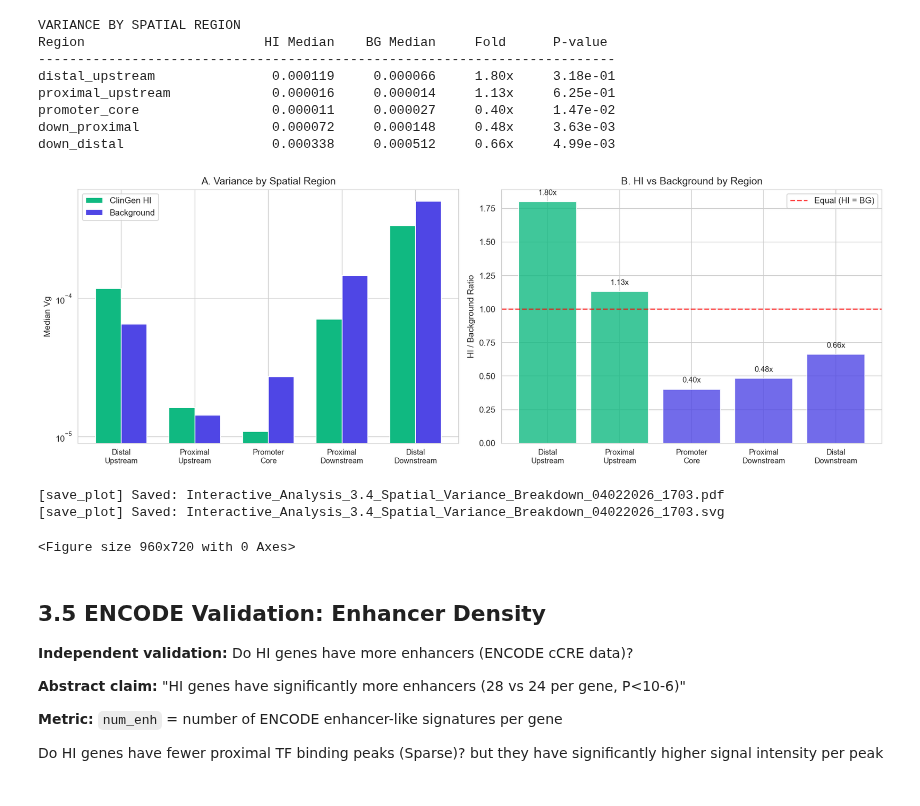
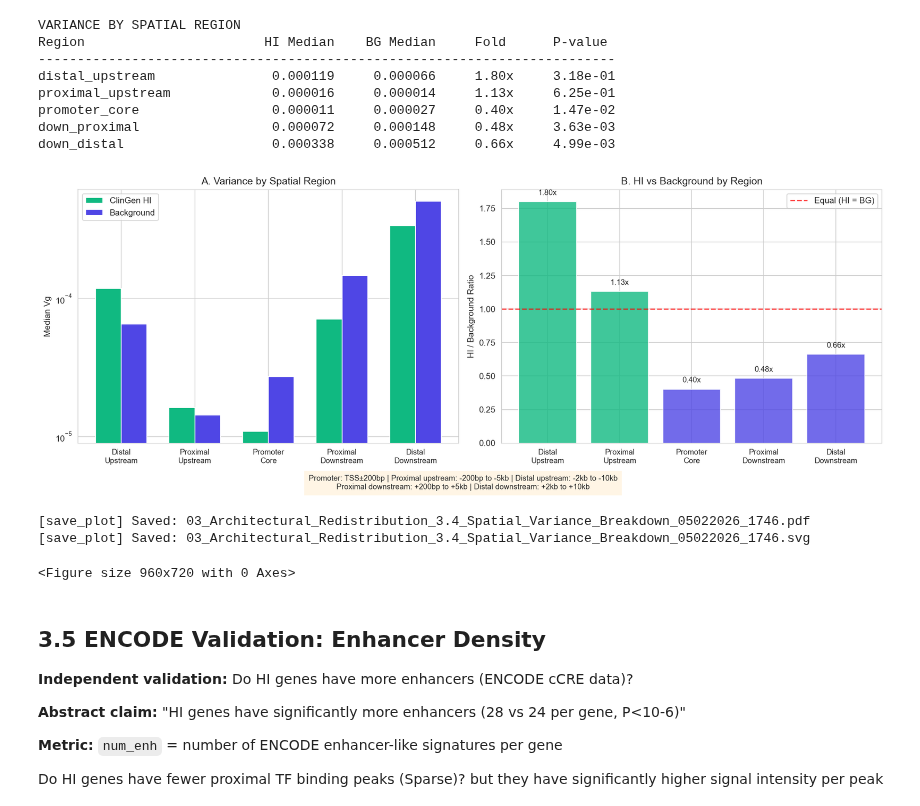
Before and after one commit to markus-marandi/in-silico-vg-analysis, a Jupyter notebook: 04_ESHG_abstract/03_architecture_distributions.ipynb, the cells around one changed output. Cells and saved outputs as stored; diff of their text form; code cells hidden in the pictures.

Commit message:
Annotated plots

```diff
--- a/04_ESHG_abstract/03_architecture_distributions.ipynb
+++ b/04_ESHG_abstract/03_architecture_distributions.ipynb
@@ -417,46 +427,46 @@ down_distal                   0.000338     0.000512     0.66x     4.99e-03
 with autosave('3.4_Spatial_Variance_Breakdown', notebook=NOTEBOOK_NAME):
     fig, axes = plt.subplots(1, 2, figsize=(14, 5))
 
-    # Panel A: Grouped bar chart
     ax = axes[0]
     x = np.arange(len(regions))
     width = 0.35
 
-    bars1 = ax.bar(x - width/2, hi_medians, width, label='ClinGen HI',
-                   color=SOURCE_PALETTE['clingen'])
-    bars2 = ax.bar(x + width/2, bg_medians, width, label='Background',
-                   color=SOURCE_PALETTE['background'])
+    ax.bar(x - width/2, hi_medians, width, label='ClinGen HI', color=SOURCE_PALETTE['clingen'])
+    ax.bar(x + width/2, bg_medians, width, label='Background', color=SOURCE_PALETTE['background'])
 
     ax.set_ylabel('Median Vg')
     ax.set_title('A. Variance by Spatial Region')
     ax.set_xticks(x)
     ax.set_xticklabels(region_labels, fontsize=9)
     ax.legend()
     ax.set_yscale('log')
 
-    # Panel B: Ratio by region
     ax = axes[1]
     ratios = [h/b if b > 0 else 0 for h, b in zip(hi_medians, bg_medians)]
     colors = [SOURCE_PALETTE['clingen'] if r > 1 else SOURCE_PALETTE['background'] for r in ratios]
 
-    bars = ax.bar(x, ratios, color=colors, alpha=0.8)
+    ax.bar(x, ratios, color=colors, alpha=0.8)
     ax.axhline(y=1.0, color='red', linestyle='--', alpha=0.7, label='Equal (HI = BG)')
     ax.set_ylabel('HI / Background Ratio')
     ax.set_title('B. HI vs Background by Region')
     ax.set_xticks(x)
     ax.set_xticklabels(region_labels, fontsize=9)
     ax.legend()
 
-    # Add ratio labels
     for i, r in enumerate(ratios):
         ax.text(i, r + 0.05, f'{r:.2f}x', ha='center', fontsize=9)
 
+    plt.figtext(0.5, -0.05,
+                "Promoter: TSS±200bp | Proximal upstream: -200bp to -5kb | Distal upstream: -2kb to -10kb\n"
+                "Proximal downstream: +200bp to +5kb | Distal downstream: +2kb to +10kb",
+                ha="center", fontsize=9, bbox={"facecolor":"orange", "alpha":0.1, "pad":5})
+
     plt.tight_layout()
     plt.show()
 # %% [output]
-[figure, old version]
+[figure, new version]
-[save_plot] Saved: Interactive_Analysis_3.4_Spatial_Variance_Breakdown_04022026_1703.pdf
-[save_plot] Saved: Interactive_Analysis_3.4_Spatial_Variance_Breakdown_04022026_1703.svg
+[save_plot] Saved: 03_Architectural_Redistribution_3.4_Spatial_Variance_Breakdown_05022026_1746.pdf
+[save_plot] Saved: 03_Architectural_Redistribution_3.4_Spatial_Variance_Breakdown_05022026_1746.svg
 <Figure size 960x720 with 0 Axes>
 # %% [markdown]
 ## 3.5 ENCODE Validation: Enhancer Density
```
Also changed, not shown: parts of 20 cells of this notebook, 4 other files.
